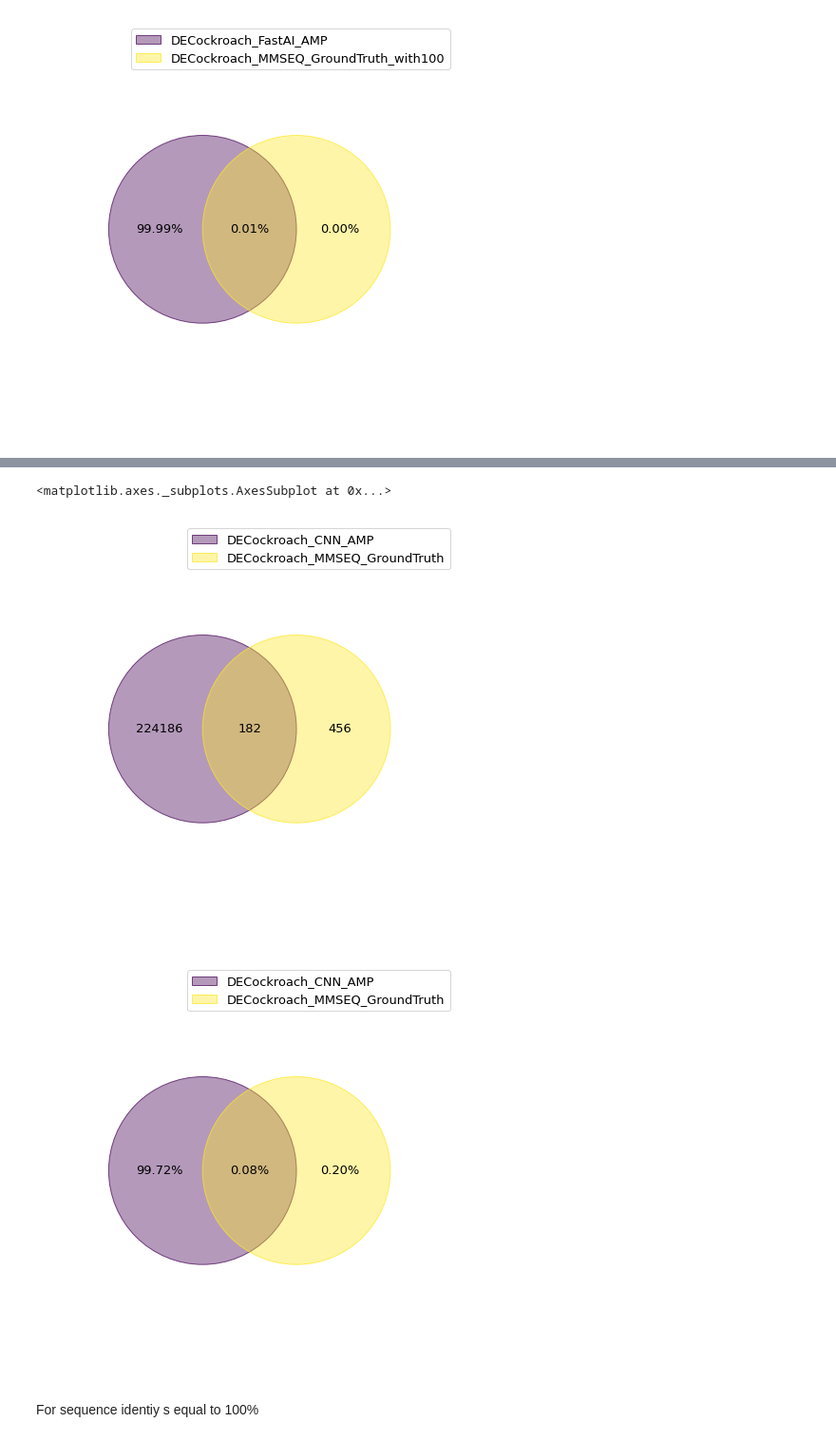
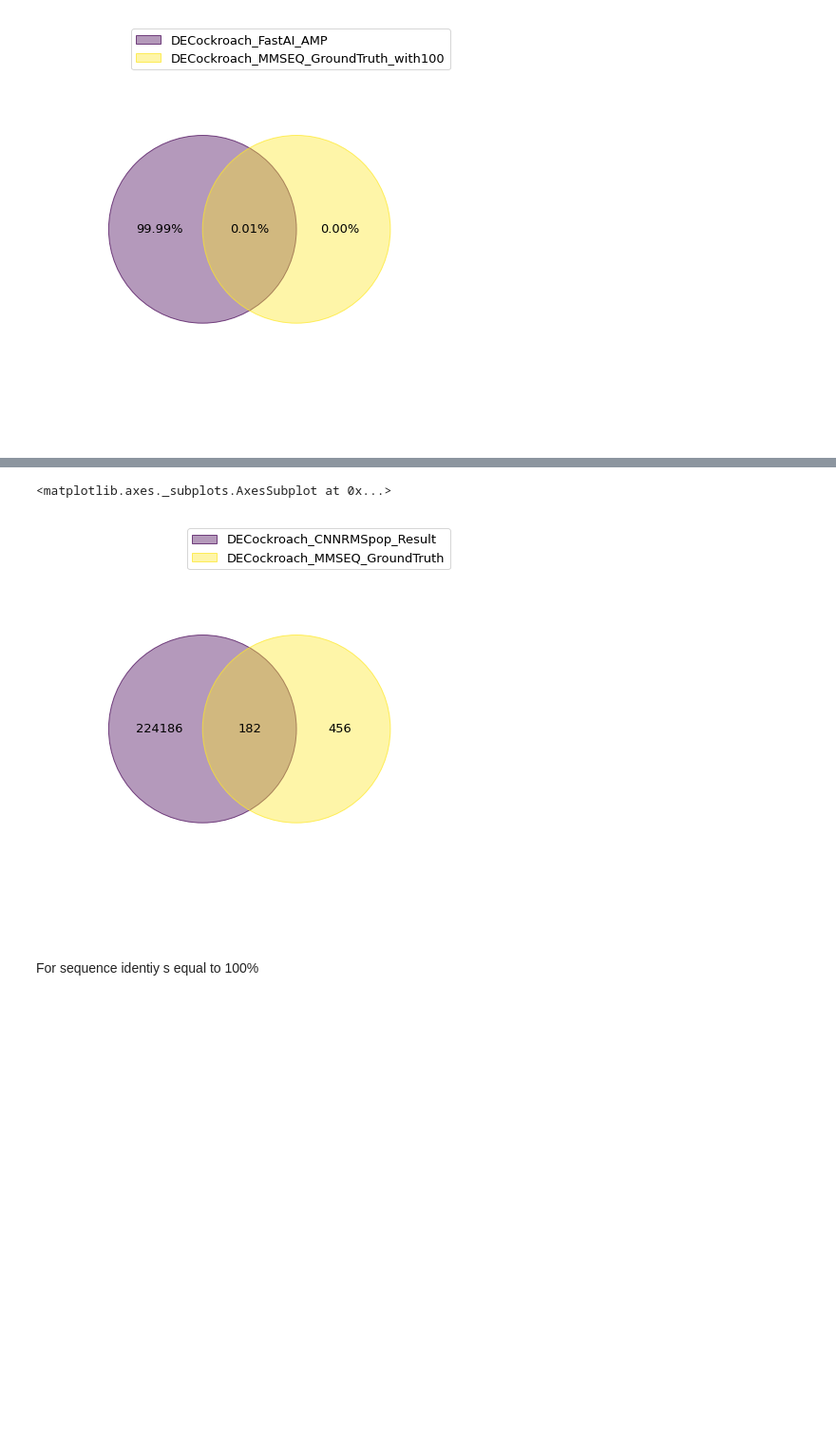
Before and after one commit to silenus092/AMPsDetector, a Jupyter notebook: VerifyAMPs/CompareResult.DECockroach.retrian.ipynb, the cells around one changed output, grey strips where cells are left out. Shown at 95% size. Saved outputs shown, nothing was run; the diff lists cells and outputs as text; code cells hidden in the pictures; blank space fills up the shorter version.

```diff
--- a/VerifyAMPs/CompareResult.DECockroach.retrian.ipynb
+++ b/VerifyAMPs/CompareResult.DECockroach.retrian.ipynb
@@ -259,5 +308,5 @@ accuracy_cal(44, DECockroach_total_AMPS_with100 )
 # %%
-DECockroach_ML =  pd.read_pickle("/mnt/vdb/DECockroach/cd100/result_2_CNN/DECockroach.len15.MLResult.plk")
+DECockroach_ML =  pd.read_pickle("/mnt/vdb/DECockroach/cd100/result_2_CNN_RMSpop/DECockroach.len15.MLResult.plk")
 DECockroach_len15_truth = pd.read_csv("/home/ubuntu/data/MMseqs.clus/output/DECockroach.alnRes.m8.len15.tsv"
                                       ,encoding = "ISO-8859-1", sep='\t',header=0)
 #DECockroach_len15_truth.columns = columns
@@ -278,15 +326,14 @@ venn(DECockroachSamples, fmt="{percentage:.2f}%")
 # %%
 # AMP only compares with ground truth
 DECockroachSamples = {
-    "DECockroach_CNN_AMP":  set(DECockroach_AMPs_ML["ID"]),
+    "DECockroach_CNNRMSpop_Result":  set(DECockroach_AMPs_ML["ID"]),
     "DECockroach_MMSEQ_GroundTruth": set(DECockroach_len15_truth['ID_Query']),
 }
 venn(DECockroachSamples)
-venn(DECockroachSamples, fmt="{percentage:.2f}%")
+#venn(DECockroachSamples, fmt="{percentage:.2f}%")
 # %% [output]
 <matplotlib.axes._subplots.AxesSubplot at 0x...>
-[figure, old version]
+[figure, new version]
-[figure, removed]
 # %% [markdown]
 For sequence identiy s equal to 100%
 # %%
```
Also changed, not shown: parts of 89 cells of this notebook, 4 other files.
